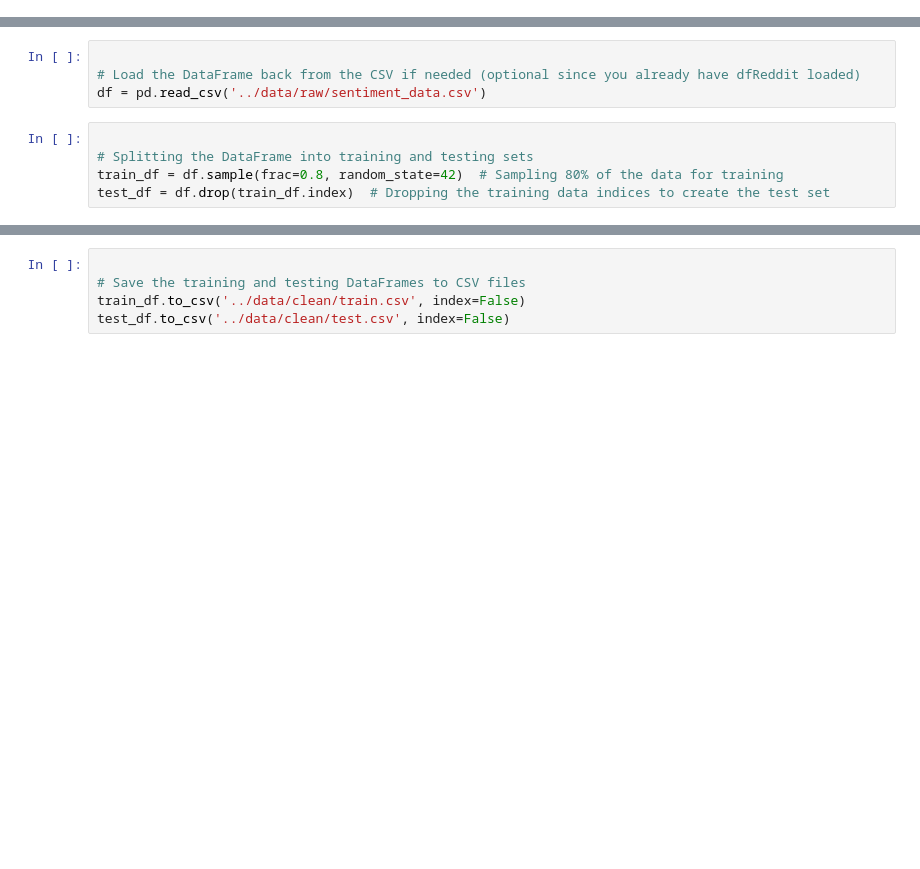
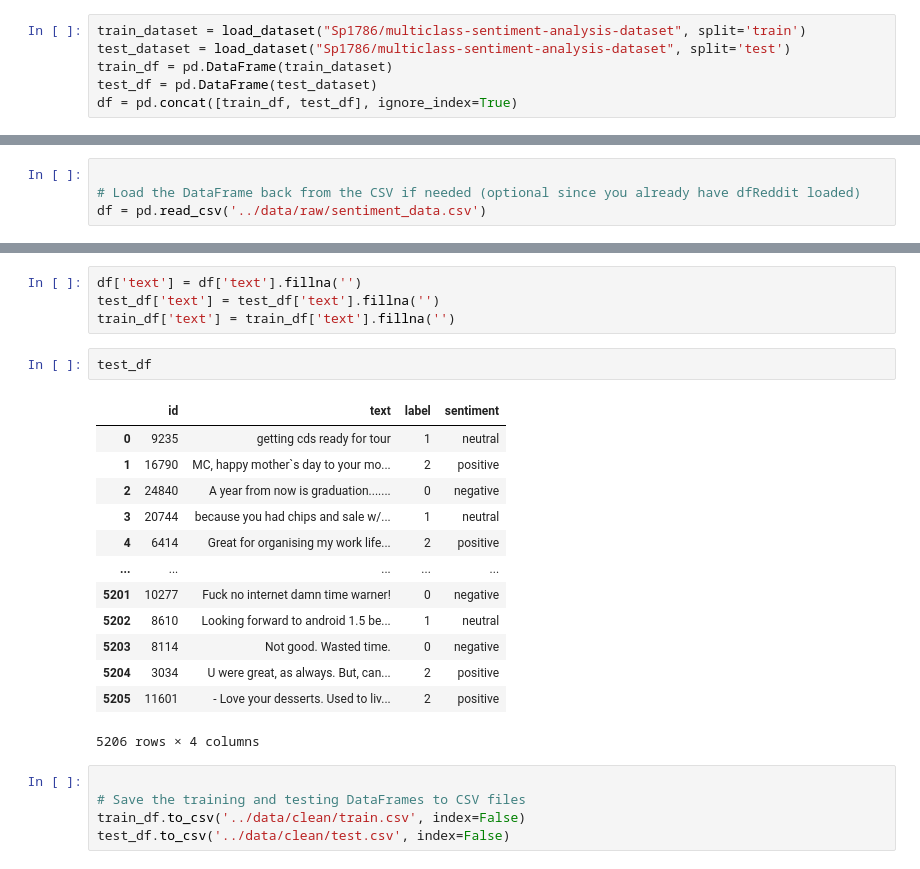
Before and after one commit to ShenYT0/opinion-mining-projet, a Jupyter notebook: scripts/bayes_algo.ipynb, the cells around one changed output, grey strips where cells are left out. Cells and saved outputs as stored; diff of their text form; blank space fills up the shorter version.

Commit message:
adjust dataset

```diff
--- a/scripts/bayes_algo.ipynb
+++ b/scripts/bayes_algo.ipynb
@@ -32,3 +12,9 @@ df
+# %%
+train_dataset = load_dataset("Sp1786/multiclass-sentiment-analysis-dataset", split='train')
+test_dataset = load_dataset("Sp1786/multiclass-sentiment-analysis-dataset", split='test')
+train_df = pd.DataFrame(train_dataset)
+test_df = pd.DataFrame(test_dataset)
+df = pd.concat([train_df, test_df], ignore_index=True)
 # %%
 # Save the initial DataFrame to a CSV file
 df.to_csv('../data/raw/sentiment_data.csv', index=False)
@@ -36,8 +22,3 @@ df.to_csv('../data/raw/sentiment_data.csv', index=False)
 
 # Load the DataFrame back from the CSV if needed (optional since you already have dfReddit loaded)
 df = pd.read_csv('../data/raw/sentiment_data.csv')
-# %%
-
-# Splitting the DataFrame into training and testing sets
-train_df = df.sample(frac=0.8, random_state=42)  # Sampling 80% of the data for training
-test_df = df.drop(train_df.index)  # Dropping the training data indices to create the test set
@@ -44,3 +41,23 @@ test_df = df.drop(train_df.index)  # Dropping the training data indices to creat
+# %%
+df['text'] = df['text'].fillna('')
+test_df['text'] = test_df['text'].fillna('')
+train_df['text'] = train_df['text'].fillna('')
+# %%
+test_df
+# %% [output]
+|  | id | text | label | sentiment |
+| 0 | 9235 | getting cds ready for tour | 1 | neutral |
+| 1 | 16790 | MC, happy mother`s day to your mo... | 2 | positive |
+| 2 | 24840 | A year from now is graduation....... | 0 | negative |
+| 3 | 20744 | because you had chips and sale w/... | 1 | neutral |
+| 4 | 6414 | Great for organising my work life... | 2 | positive |
+| ... | ... | ... | ... | ... |
+| 5201 | 10277 | Fuck no internet damn time warner! | 0 | negative |
+| 5202 | 8610 | Looking forward to android 1.5 be... | 1 | neutral |
+| 5203 | 8114 | Not good. Wasted time. | 0 | negative |
+| 5204 | 3034 | U were great, as always. But, can... | 2 | positive |
+| 5205 | 11601 | - Love your desserts. Used to liv... | 2 | positive |
+5206 rows × 4 columns
 # %%
 
 # Save the training and testing DataFrames to CSV files
```
Also changed, not shown: parts of 5 cells of this notebook.
